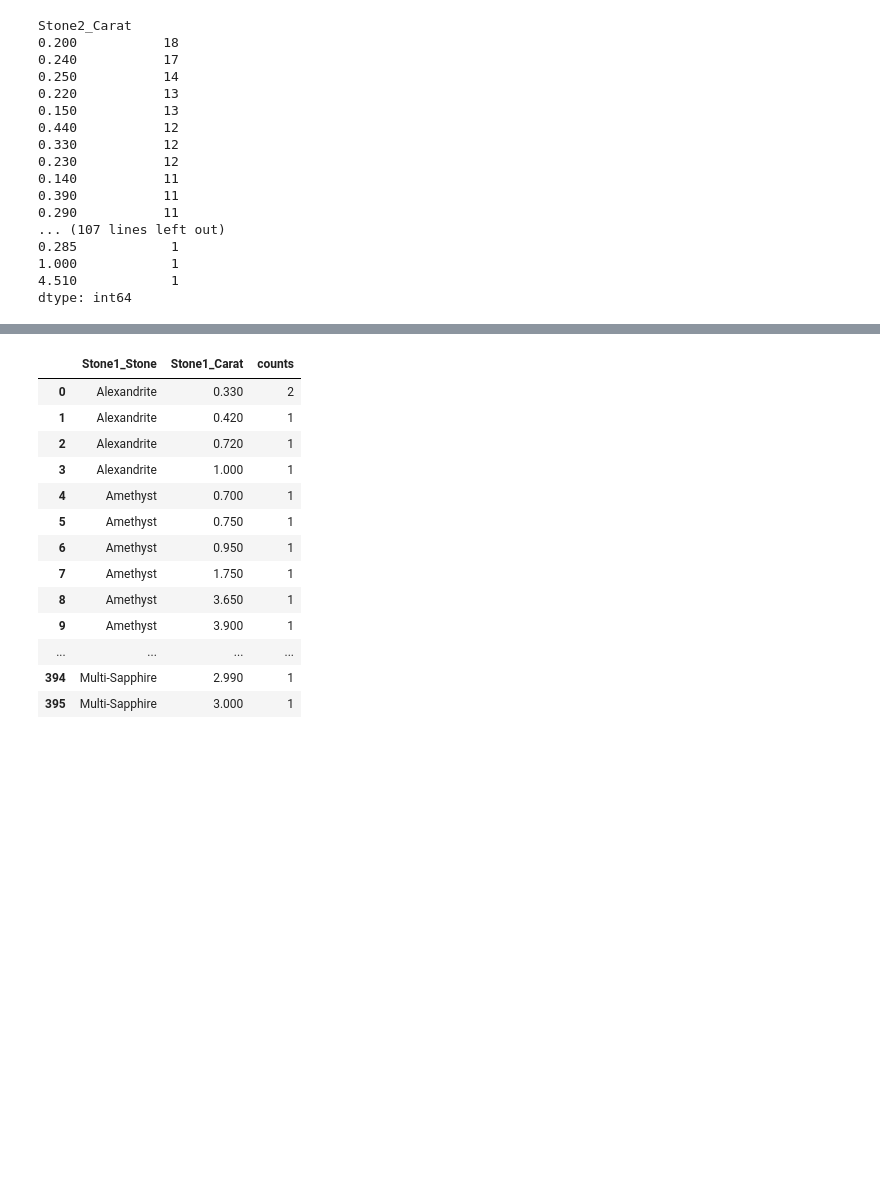
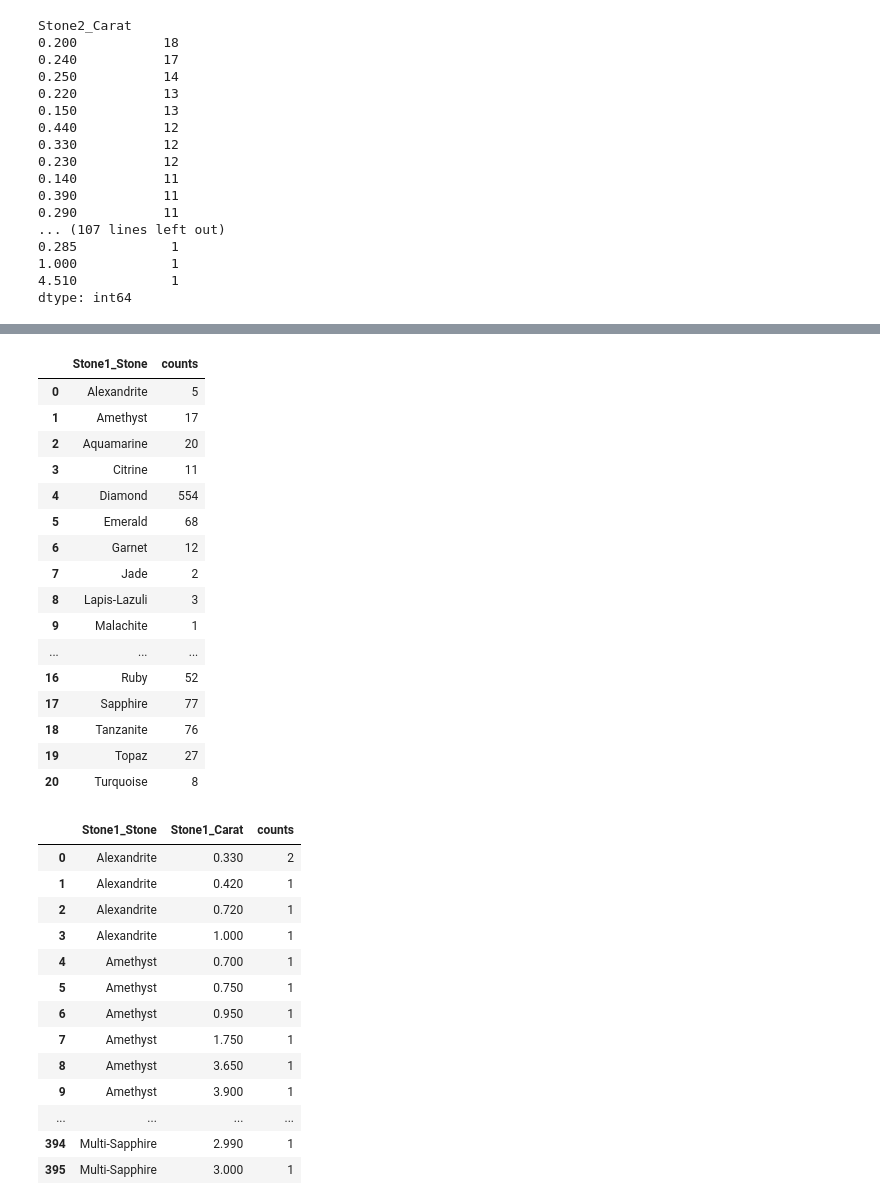
Before and after one commit to rgandhre/SpringBoard, a Jupyter notebook: DataScience_Capstone2/notebooks/Effy_EDA_Rings.ipynb, the cells around one changed output, grey strips where cells are left out. Drawn from its saved outputs; the diff is of its cells as text; code cells hidden in the pictures; blank space fills up the shorter version.

```diff
--- a/DataScience_Capstone2/notebooks/Effy_EDA_Rings.ipynb
+++ b/DataScience_Capstone2/notebooks/Effy_EDA_Rings.ipynb
@@ -675,3 +651,26 @@ Name: Stone2_Carat, dtype: int64
+# %%
+#Group by Stone1, Price Columns
+
+gscp = df_rings[['Stone1_Stone', 'Price']].groupby(['Stone1_Stone']).size().reset_index(name='counts')
+gscp
+# %% [output]
+|  | Stone1_Stone | counts |
+| 0 | Alexandrite | 5 |
+| 1 | Amethyst | 17 |
+| 2 | Aquamarine | 20 |
+| 3 | Citrine | 11 |
+| 4 | Diamond | 554 |
+| 5 | Emerald | 68 |
+| 6 | Garnet | 12 |
+| 7 | Jade | 2 |
+| 8 | Lapis-Lazuli | 3 |
+| 9 | Malachite | 1 |
+| ... | ... | ... |
+| 16 | Ruby | 52 |
+| 17 | Sapphire | 77 |
+| 18 | Tanzanite | 76 |
+| 19 | Topaz | 27 |
+| 20 | Turquoise | 8 |
 # %%
 #Group by Stone1, Carat Columns
 
```
Also changed, not shown: parts of 73 cells of this notebook.
